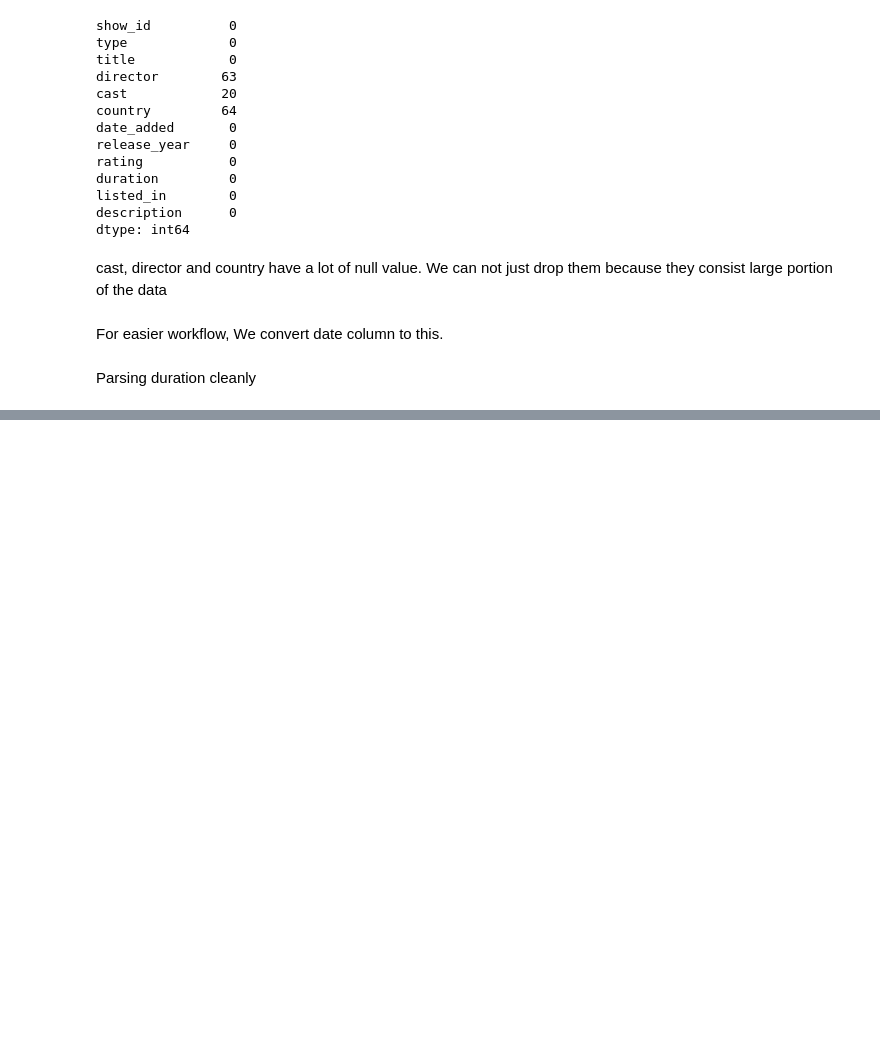
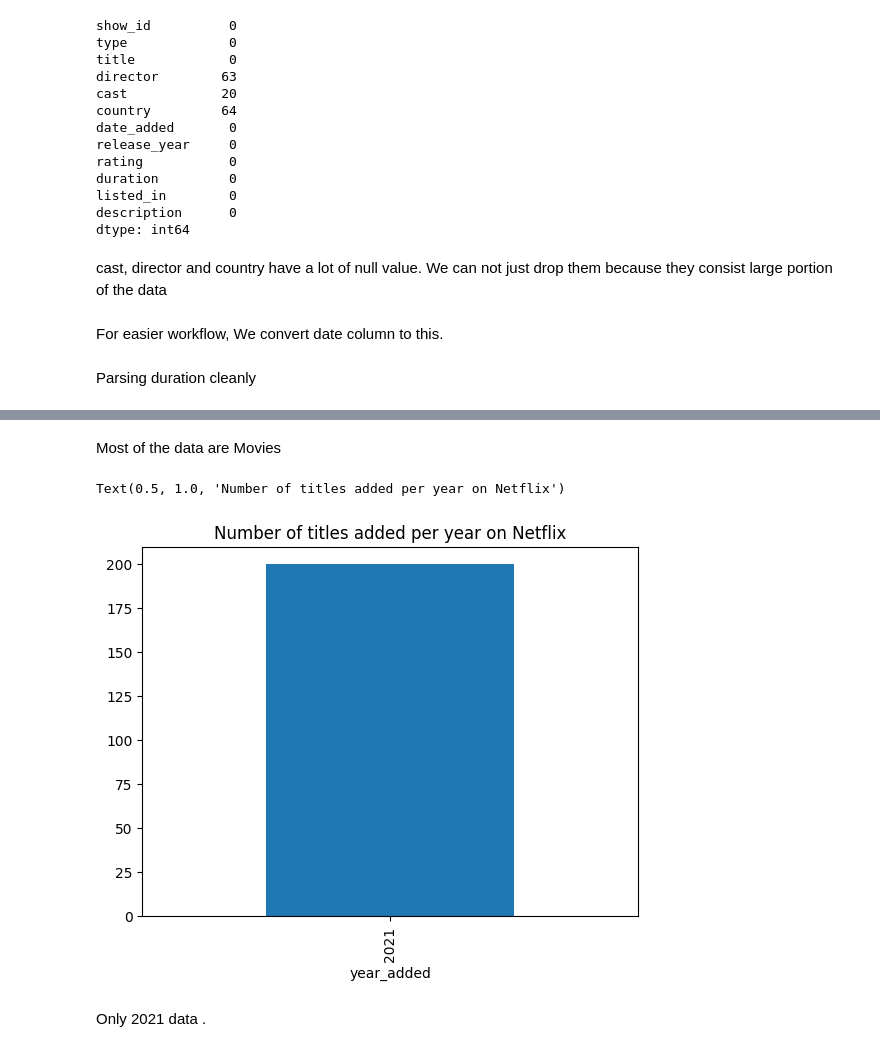
Before and after one commit to alabhastam/netflix-tvshow-and-movie-predition-eda, a Jupyter notebook: main.ipynb, the cells around one changed output, grey strips where cells are left out. Cells and saved outputs as stored; diff of their text form; code cells hidden in the pictures; blank space fills up the shorter version.

```diff
--- a/main.ipynb
+++ b/main.ipynb
@@ -127,0 +138,11 @@ df.head()
+# %% [markdown]
+Most of the data are Movies
+# %%
+yearly = df.groupby('year_added').size()
+yearly.plot(kind='bar')
+plt.title("Number of titles added per year on Netflix")
+# %% [output]
+Text(0.5, 1.0, 'Number of titles added per year on Netflix')
+[figure, added]
+# %% [markdown]
+Only 2021 data .
```
Also changed, not shown: parts of 8 cells of this notebook.
